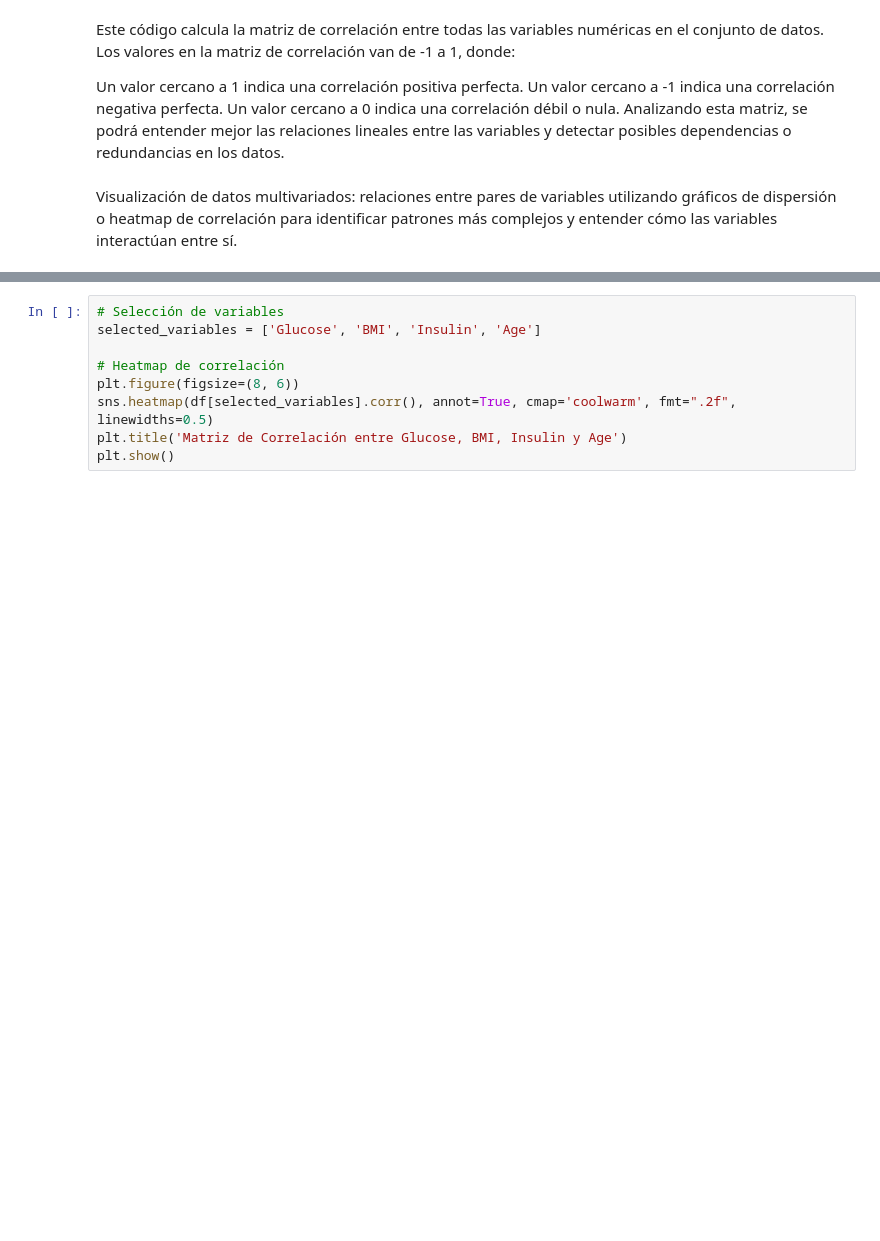
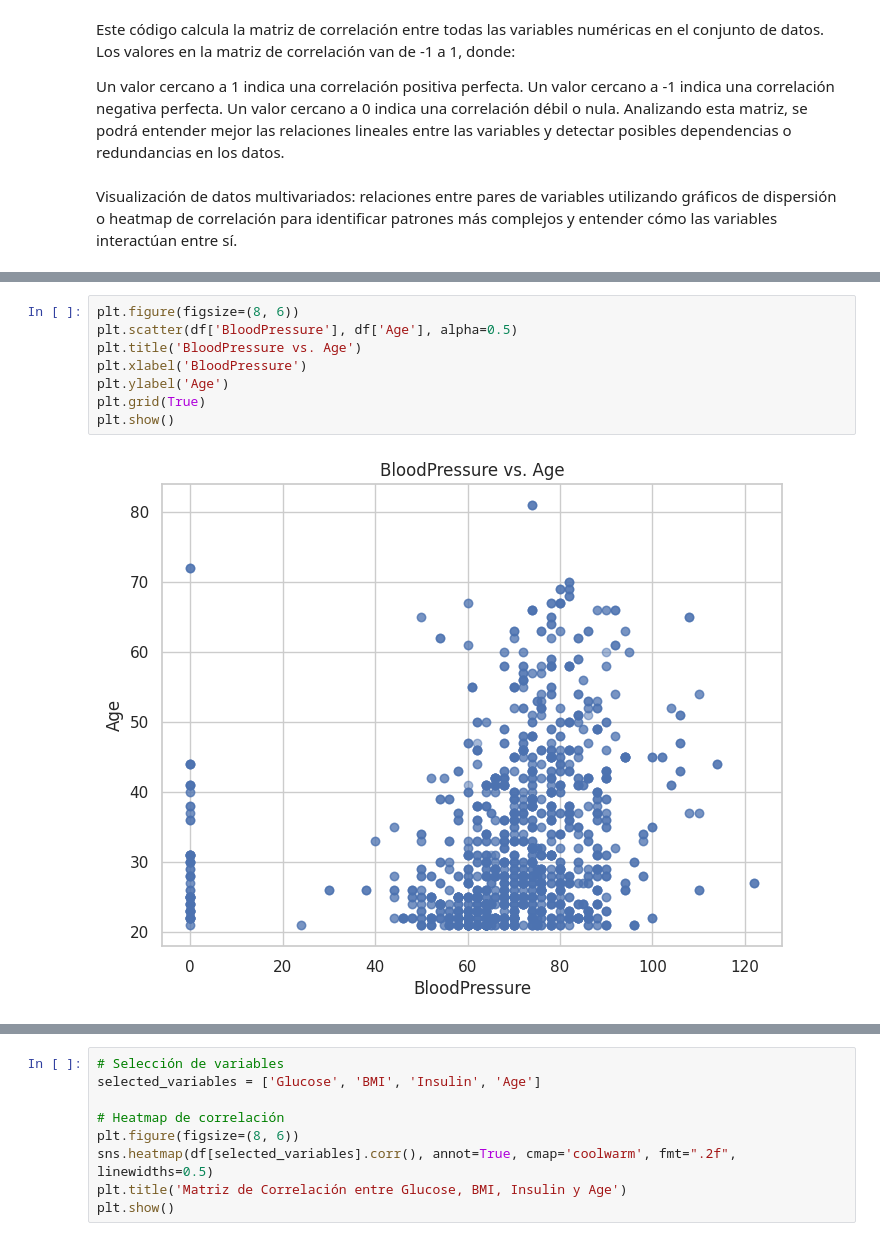
Before and after one commit to paulotolosa/prueba_II_coderhouse, a Jupyter notebook: Proyecto_ParteII_Tolosa.ipynb, the cells around one changed output, grey strips where cells are left out. Drawn from its saved outputs; the diff is of its cells as text; blank space fills up the shorter version.

```diff
--- a/Proyecto_ParteII_Tolosa.ipynb
+++ b/Proyecto_ParteII_Tolosa.ipynb
@@ -149,0 +171,10 @@ plt.show()
+# %%
+plt.figure(figsize=(8, 6))
+plt.scatter(df['BloodPressure'], df['Age'], alpha=0.5)
+plt.title('BloodPressure vs. Age')
+plt.xlabel('BloodPressure')
+plt.ylabel('Age')
+plt.grid(True)
+plt.show()
+# %% [output]
+[figure, added]
```
Also changed, not shown: parts of 7 cells of this notebook.
